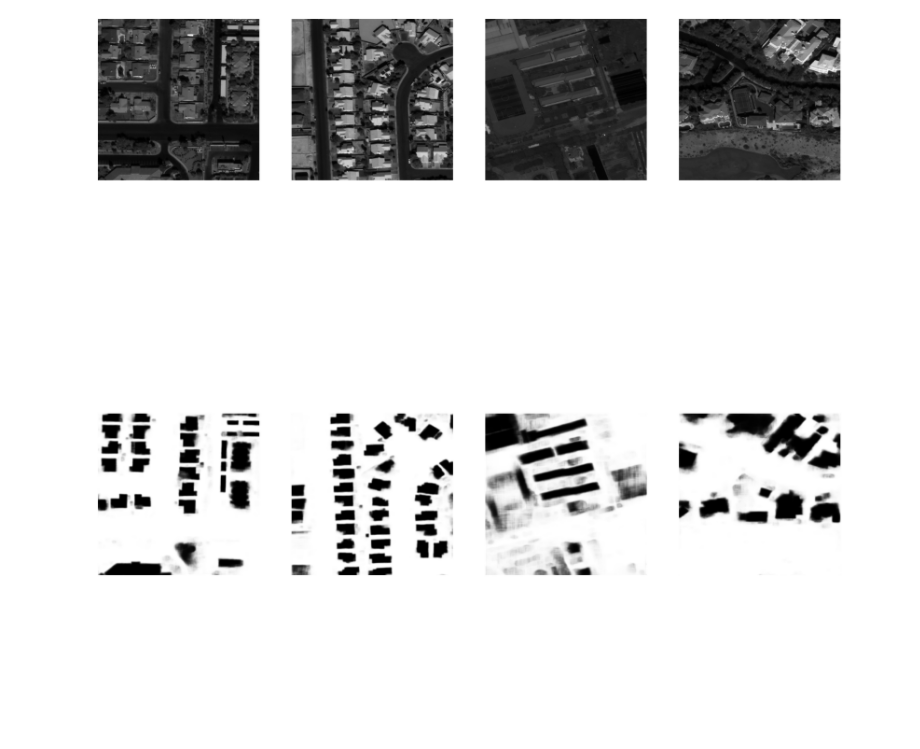
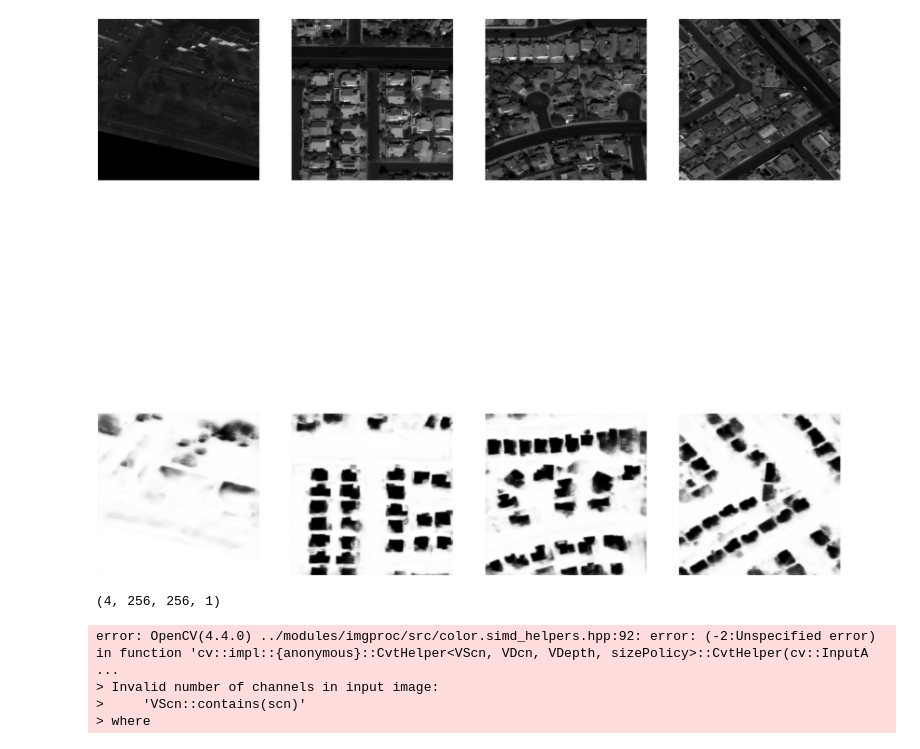
Before and after one commit to wp-cdas/UNet-Humphries, a Jupyter notebook: train.ipynb, the cells around one changed output. Cells and saved outputs as stored; diff of their text form; code cells hidden in the pictures; blank space fills up the shorter version.

```diff
--- a/train.ipynb
+++ b/train.ipynb
@@ -29,7 +29,7 @@ model_checkpoint = ModelCheckpoint('/lfs/jonas/oldunet/weights.hdf5',
                                    verbose=1,
                                    save_best_only=True)
 # %%
-model.load_weights('/lfs/jonas/oldunet/unet_AllTrain_Buildings.hdf5')
+model.load_weights('/lfs/jonas/oldunet/weights.hdf5')
 # %%
 
 #model.fit(trainGene,
@@ -60,14 +60,34 @@ for sample in test_sample:
     samp_imgs += [samp_img]
 samp_imgs = np.array(samp_imgs)
 # %%
-pred = model.predict(samp_imgs)
+preds = model.predict(samp_imgs)
 # %%
 fig, axs = plt.subplots(2, sample_size, figsize=(50, 50))
 for idx, ax in enumerate(axs[0]):
     ax.imshow(samp_imgs[idx, :, :, 0], cmap='gray')
     ax.axis('off')
 for idx, ax in enumerate(axs[1]):
-    ax.imshow(pred[idx, :, :, 0], cmap = 'gray')
+    ax.imshow(preds[idx, :, :, 0], cmap = 'gray')
     ax.axis('off')
 # %% [output]
-[figure, old version]
+[figure, new version]
+# %%
+preds.shape
+# %% [output]
+(4, 256, 256, 1)
+# %%
+threshes = []
+for pred in preds:
+    pred = np.int16(pred * 255)[:,:,0]
+    gray = cv2.cvtColor(pred, cv2.COLOR_BGR2GRAY)
+    #blurred = cv2.GaussianBlur(gray, (5, 5), 0)
+    #thresh = cv2.threshold(gray, 0.25, 1, cv2.THRESH_BINARY)[1]
+    ret2,thresh = cv2.threshold(gray,0,255,cv2.THRESH_BINARY+cv2.THRESH_OTSU)
+    plt.imshow(thresh)
+    threshes += [thresh]
+threshes = np.array(threshes)
+# %% [output]
+error: OpenCV(4.4.0) ../modules/imgproc/src/color.simd_helpers.hpp:92: error: (-2:Unspecified error) in function 'cv::impl::{anonymous}::CvtHelper<VScn, VDcn, VDepth, sizePolicy>::CvtHelper(cv::InputA ...
+> Invalid number of channels in input image:
+>     'VScn::contains(scn)'
+> where
```
Also changed, not shown: parts of 1 cell of this notebook, 2 other files.
